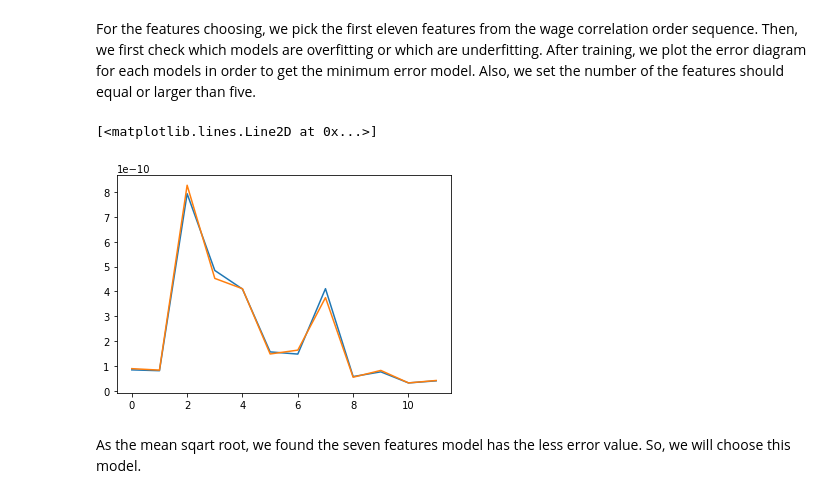
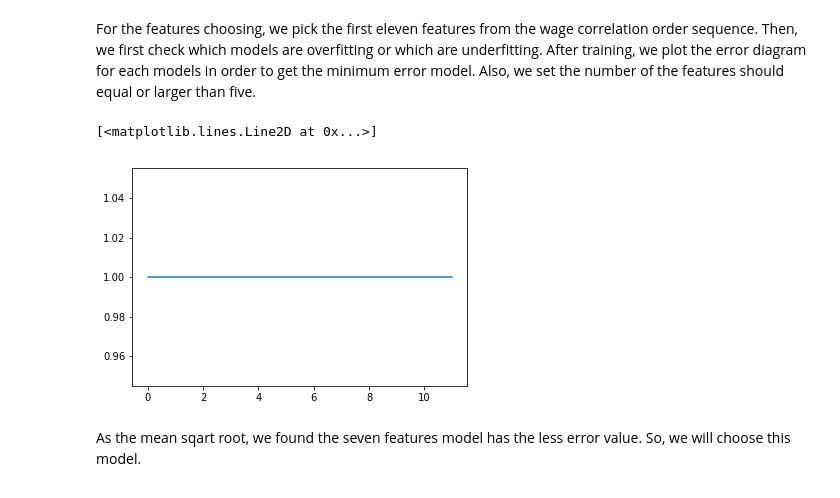
Before and after one commit to PinHoWang/NEU_INFO6105, a Jupyter notebook: Assignment2/Assignment2.ipynb, the cells around one changed output. Drawn from its saved outputs; the diff is of its cells as text; code cells hidden in the pictures.

```diff
--- a/Assignment2/Assignment2.ipynb
+++ b/Assignment2/Assignment2.ipynb
@@ -925,10 +903,8 @@ def buildModel(a):
-# %%
-# plt.plot(np.transpose(rmse_test))
-plt.plot(rmse_test)
-plt.plot(rmse_train)
-# %% [output]
-[<matplotlib.lines.Line2D at 0x...>]
-[figure, removed]
+# %%
+plt.plot(scores)
+# %% [output]
+[<matplotlib.lines.Line2D at 0x...>]
+[figure, added]
 # %% [markdown]
 As the mean sqart root, we found the seven features model has the less error value. So, we will choose this model.
 # %%
```
Also changed, not shown: parts of 31 cells of this notebook.
